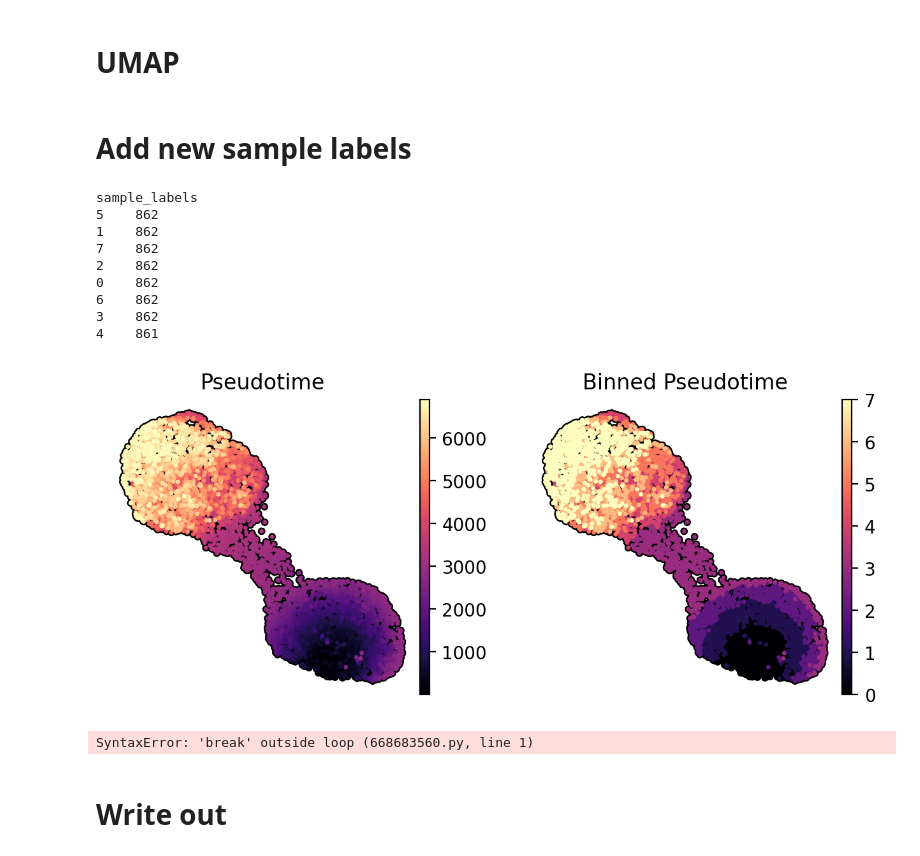
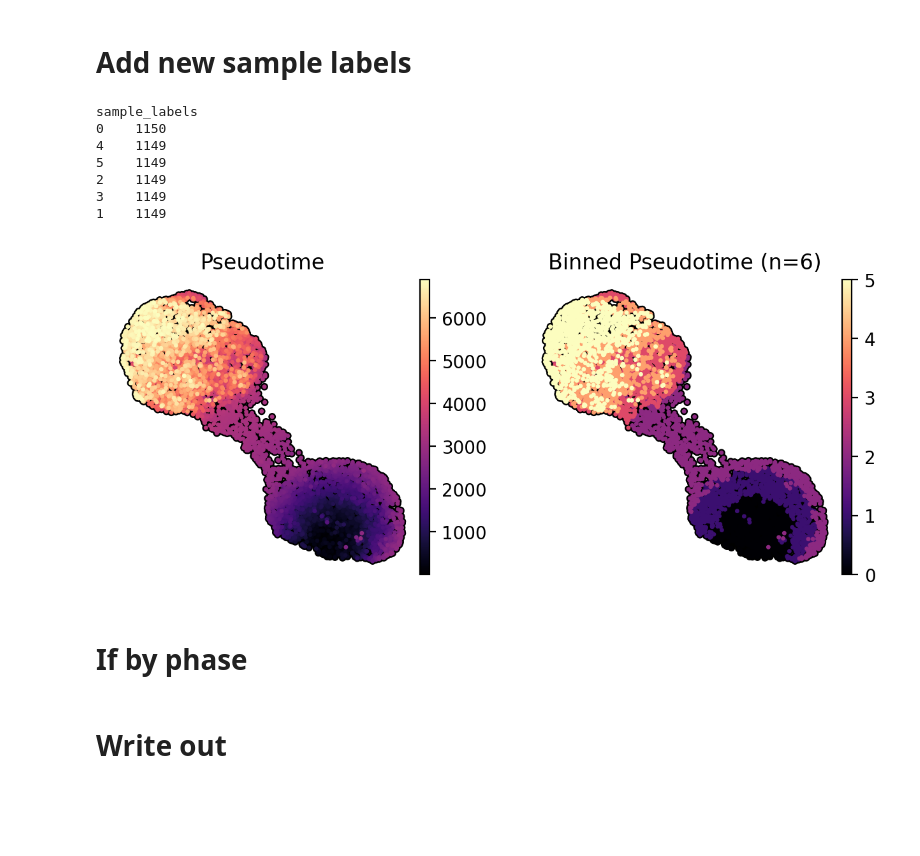
Before and after one commit to CooperStansbury/cell_cycle, a Jupyter notebook: notebooks/prepare_TrajectoryNet.ipynb, the cells around one changed output. Drawn from its saved outputs; the diff is of its cells as text; code cells hidden in the pictures; blank space fills up the shorter version.

```diff
--- a/notebooks/prepare_TrajectoryNet.ipynb
+++ b/notebooks/prepare_TrajectoryNet.ipynb
@@ -63,15 +54,0 @@ Wall time: 844 ms
-# %%
-plt.rcParams['figure.dpi'] = 200
-plt.rcParams['figure.figsize'] = 4, 2.75
-
-n = 20
-
-sns.lineplot(
-    adata.uns['pca']['variance_ratio'][:n],
-    marker="o",
-    markersize=4,
-)
-
-plt.xlabel('Principal Component')
-plt.ylabel('Explained Variance')
-sns.despine()
@@ -218,2 +54,0 @@ Wall time: 54.1 s
-# %% [markdown]
-# UMAP
@@ -265,43 +57,39 @@ Wall time: 54.1 s
 # %%
 plt.rcParams['figure.dpi'] = 200
 plt.rcParams['figure.figsize'] = 3, 3
 
-n = 8  # number of bins
+n = 6  # number of bins
 
 adata.obs['sample_labels'] = pd.cut(
     adata.obs['global_ordering'],
     bins=n,
     labels=range(n)
 ).astype(int)
 
 print(adata.obs['sample_labels'].value_counts().to_string())
 
 sc.pl.umap(
     adata,
     color=['global_ordering', 'sample_labels'],
     size=25,
     ncols=3,
     alpha=1,
     use_raw=False,
     add_outline=True,
     outline_color=('k', 'k'),
     cmap='magma',
-    title=['Pseudotime', 'Binned Pseudotime'],
+    title=['Pseudotime', f'Binned Pseudotime ({n=})'],
     frameon=False,
     wspace=0.25,
 )
 # %% [output]
 sample_labels
-5    862
-1    862
-7    862
-2    862
-0    862
-6    862
-3    862
-4    861
+0    1150
+4    1149
+5    1149
+2    1149
+3    1149
+1    1149
-[figure, old version]
+[figure, new version]
-# %%
-break
-# %% [output]
-SyntaxError: 'break' outside loop (668683560.py, line 1)
+# %% [markdown]
+# If by phase
```
Also changed, not shown: parts of 12 cells of this notebook, 29 other files.
